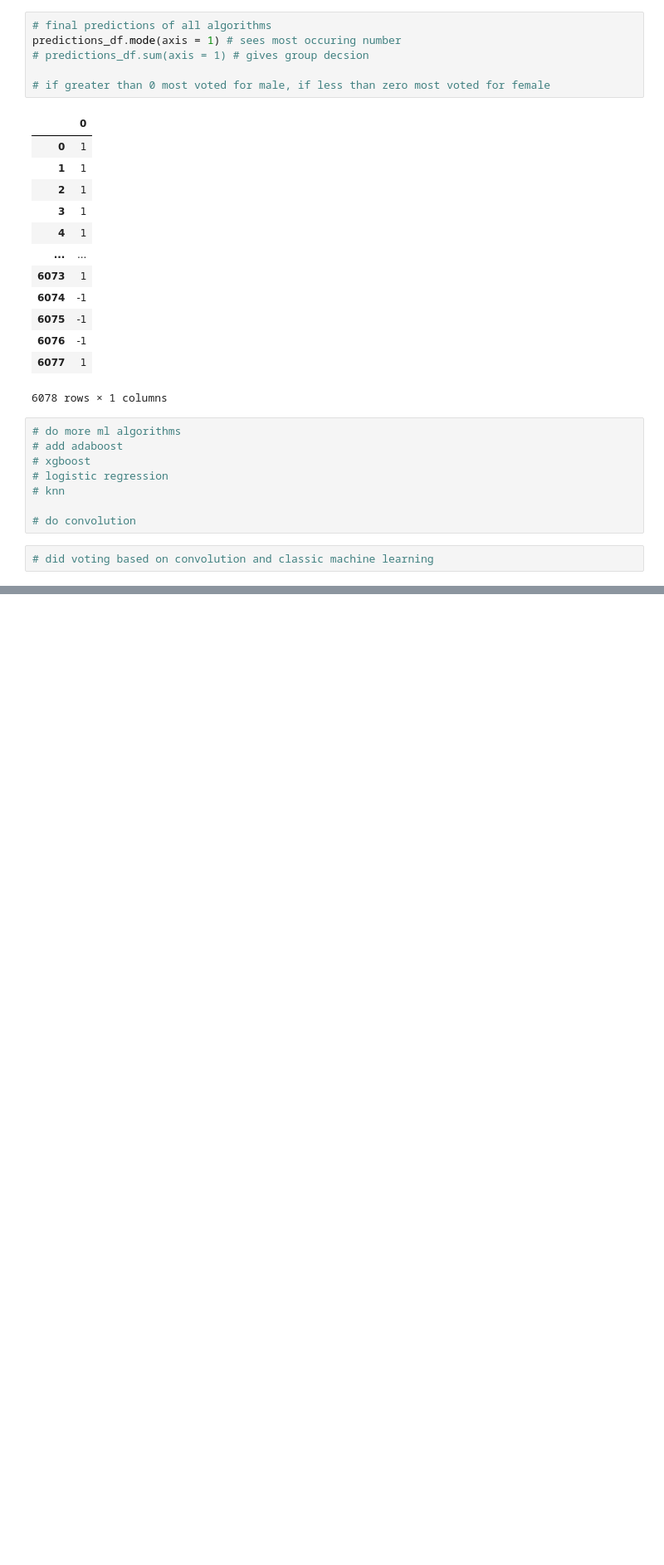
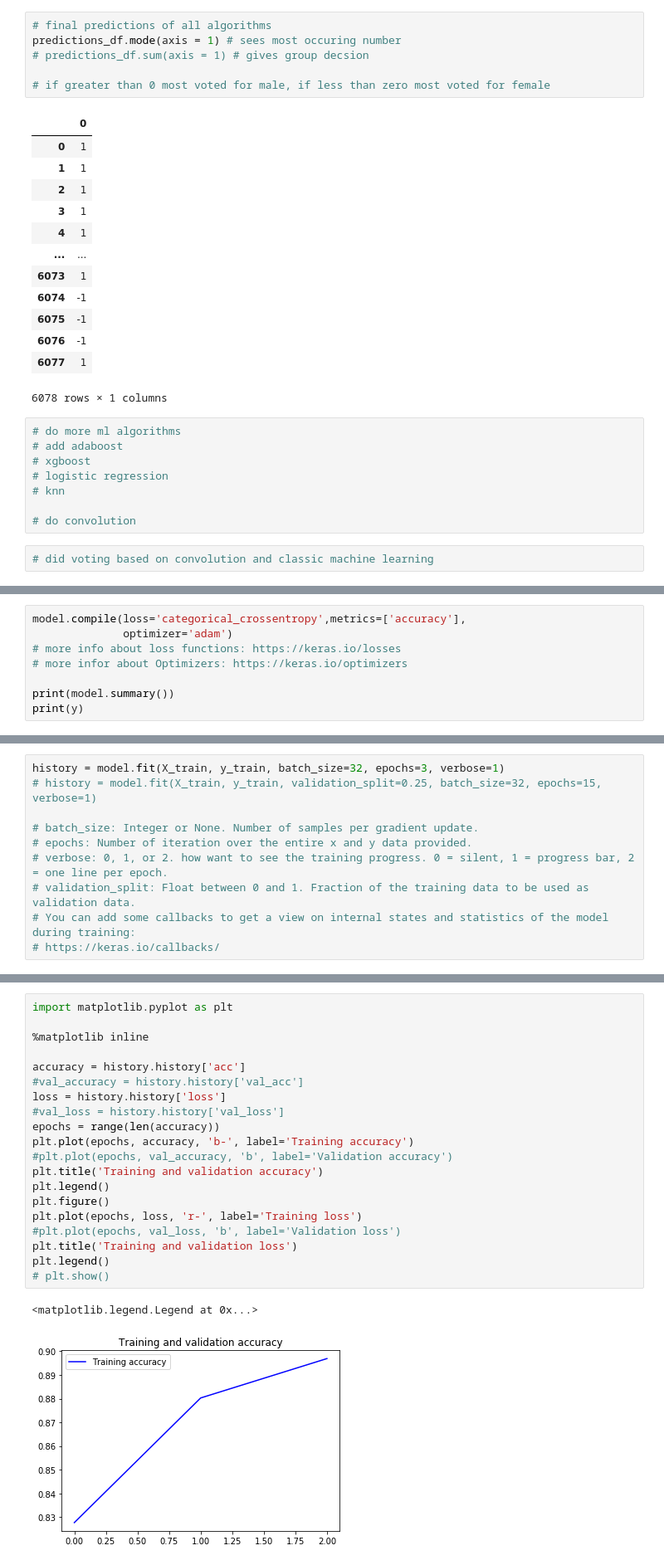
Before and after one commit to markkalaiji/GenderClassification, a Jupyter notebook: GenderClassification.ipynb, the cells around one changed output, grey strips where cells are left out. Shown at 83% size. Saved outputs shown, nothing was run; the diff lists cells and outputs as text; blank space fills up the shorter version.

```diff
--- a/GenderClassification.ipynb
+++ b/GenderClassification.ipynb
@@ -313,0 +387,8 @@ predictions_df.mode(axis = 1) # sees most occuring number
+# %%
+model.compile(loss='categorical_crossentropy',metrics=['accuracy'],
+              optimizer='adam')
+# more info about loss functions: https://keras.io/losses
+# more infor about Optimizers: https://keras.io/optimizers
+
+print(model.summary())
+print(y)
@@ -313,0 +415,10 @@ predictions_df.mode(axis = 1) # sees most occuring number
+# %%
+history = model.fit(X_train, y_train, batch_size=32, epochs=3, verbose=1)
+# history = model.fit(X_train, y_train, validation_split=0.25, batch_size=32, epochs=15, verbose=1)
+
+# batch_size: Integer or None. Number of samples per gradient update.
+# epochs: Number of iteration over the entire x and y data provided.
+# verbose: 0, 1, or 2. how want to see the training progress. 0 = silent, 1 = progress bar, 2 = one line per epoch.
+# validation_split: Float between 0 and 1. Fraction of the training data to be used as validation data.
+# You can add some callbacks to get a view on internal states and statistics of the model during training:
+# https://keras.io/callbacks/
@@ -313,0 +437,23 @@ predictions_df.mode(axis = 1) # sees most occuring number
+# %%
+import matplotlib.pyplot as plt
+
+%matplotlib inline
+
+accuracy = history.history['acc']
+#val_accuracy = history.history['val_acc']
+loss = history.history['loss']
+#val_loss = history.history['val_loss']
+epochs = range(len(accuracy))
+plt.plot(epochs, accuracy, 'b-', label='Training accuracy')
+#plt.plot(epochs, val_accuracy, 'b', label='Validation accuracy')
+plt.title('Training and validation accuracy')
+plt.legend()
+plt.figure()
+plt.plot(epochs, loss, 'r-', label='Training loss')
+#plt.plot(epochs, val_loss, 'b', label='Validation loss')
+plt.title('Training and validation loss')
+plt.legend()
+# plt.show()
+# %% [output]
+<matplotlib.legend.Legend at 0x...>
+[figure, added]
```
Also changed, not shown: parts of 16 cells of this notebook.
